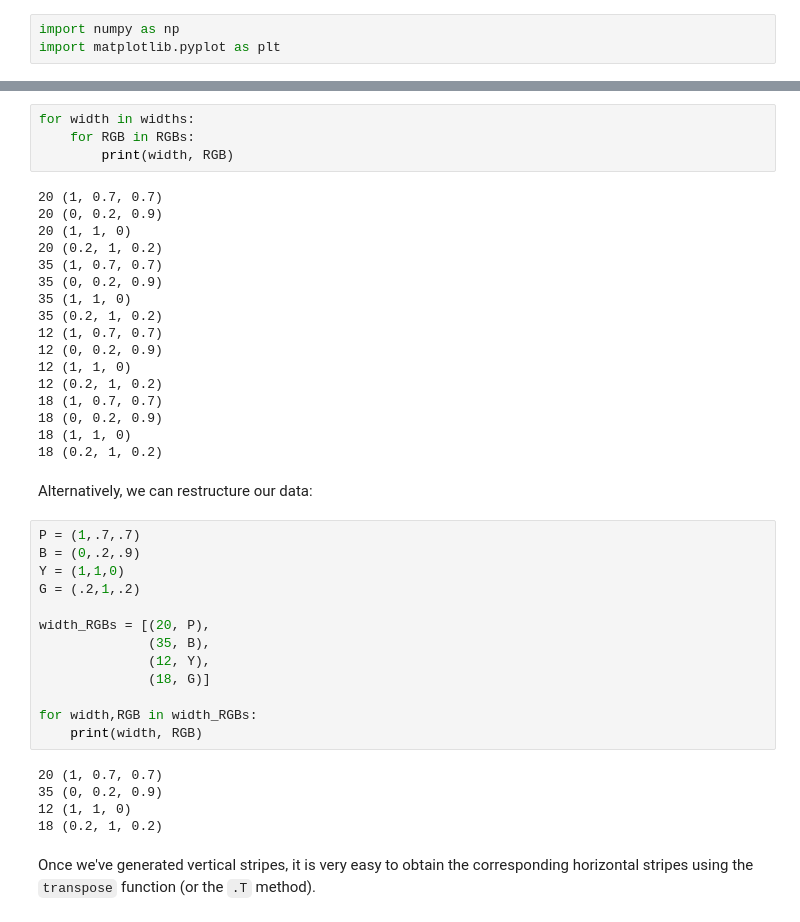
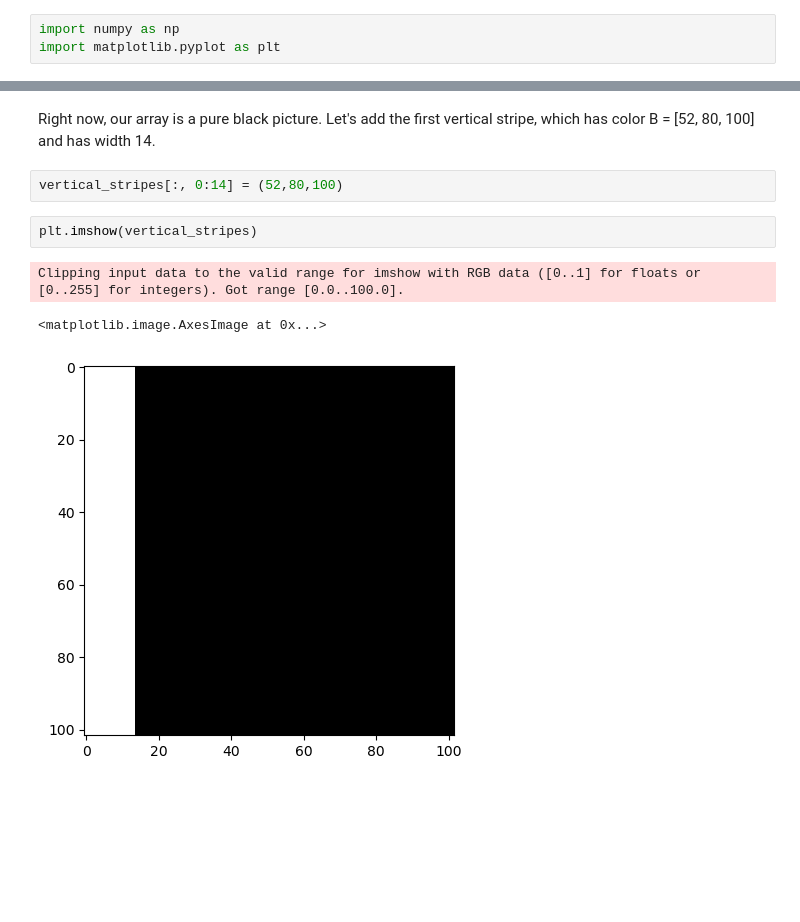
Before and after one commit to jllottes/jllottes.github.io, a Jupyter notebook: _static/weekly_notebooks/week08_notebook.ipynb, the cells around one changed output, grey strips where cells are left out. Cells and saved outputs as stored; diff of their text form; blank space fills up the shorter version.

```diff
--- a/_static/weekly_notebooks/week08_notebook.ipynb
+++ b/_static/weekly_notebooks/week08_notebook.ipynb
@@ -56,43 +32,10 @@ Note: this functions completely differently from nested for loops, which would c
-# %%
-for width in widths:
-    for RGB in RGBs:
-        print(width, RGB)
-# %% [output]
-20 (1, 0.7, 0.7)
-20 (0, 0.2, 0.9)
-20 (1, 1, 0)
-20 (0.2, 1, 0.2)
-35 (1, 0.7, 0.7)
-35 (0, 0.2, 0.9)
-35 (1, 1, 0)
-35 (0.2, 1, 0.2)
-12 (1, 0.7, 0.7)
-12 (0, 0.2, 0.9)
-12 (1, 1, 0)
-12 (0.2, 1, 0.2)
-18 (1, 0.7, 0.7)
-18 (0, 0.2, 0.9)
-18 (1, 1, 0)
-18 (0.2, 1, 0.2)
-# %% [markdown]
-Alternatively, we can restructure our data:
-# %%
-P = (1,.7,.7)
-B = (0,.2,.9)
-Y = (1,1,0)
-G = (.2,1,.2)
-
-width_RGBs = [(20, P),
-              (35, B),
-              (12, Y),
-              (18, G)]
-
-for width,RGB in width_RGBs:
-    print(width, RGB)
-# %% [output]
-20 (1, 0.7, 0.7)
-35 (0, 0.2, 0.9)
-12 (1, 1, 0)
-18 (0.2, 1, 0.2)
-# %% [markdown]
-Once we've generated vertical stripes, it is very easy to obtain the corresponding horizontal stripes using the `transpose` function (or the `.T` method).
+# %% [markdown]
+Right now, our array is a pure black picture. Let's add the first vertical stripe, which has color B = [52, 80, 100] and has width 14.
+# %%
+vertical_stripes[:, 0:14] = (52,80,100)
+# %%
+plt.imshow(vertical_stripes)
+# %% [output]
+Clipping input data to the valid range for imshow with RGB data ([0..1] for floats or [0..255] for integers). Got range [0.0..100.0].
+<matplotlib.image.AxesImage at 0x...>
+[figure, added]
```
Also changed, not shown: parts of 44 cells of this notebook, 9 other files.
